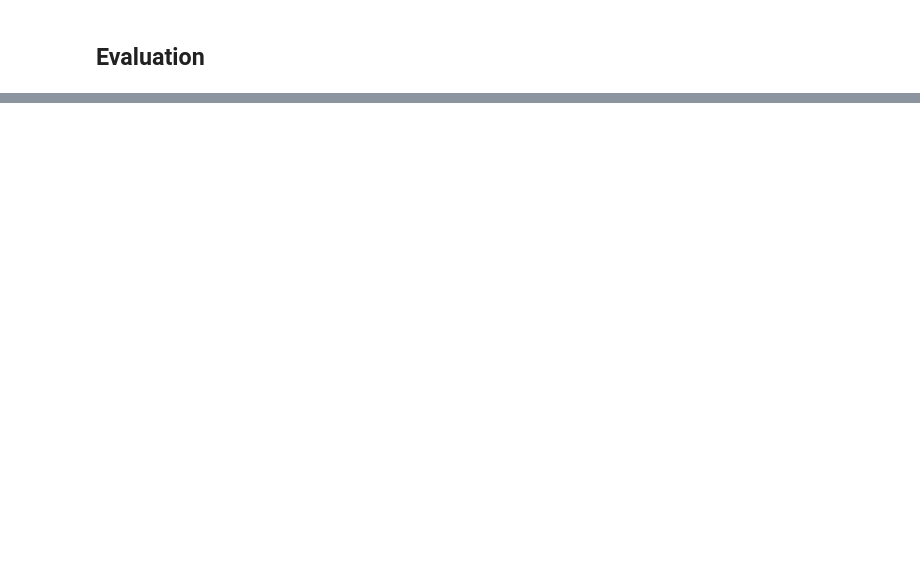
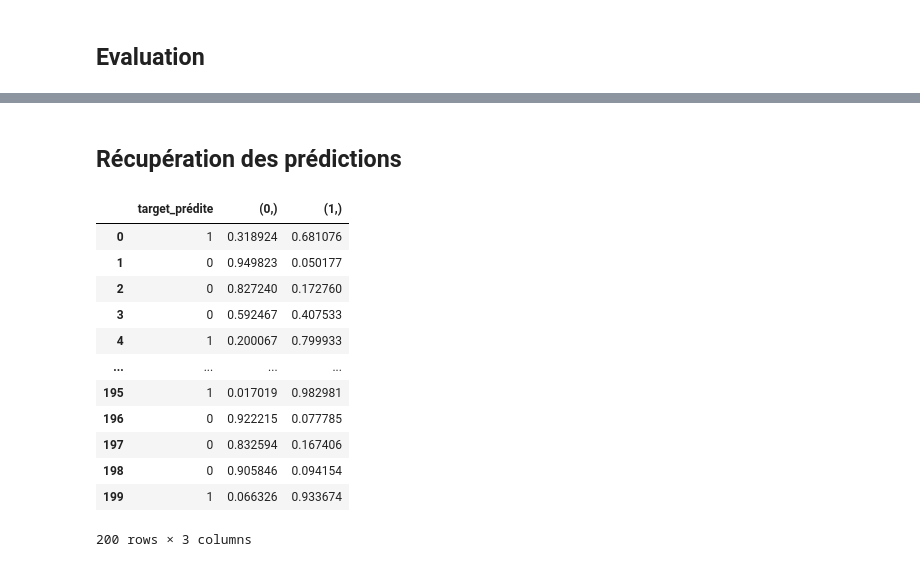
Before and after one commit to Francois-lenne/Big-data-SIAD, a Jupyter notebook: Tweet_Disaster.ipynb, the cells around one changed output, grey strips where cells are left out. Saved outputs shown, nothing was run; the diff lists cells and outputs as text; code cells hidden in the pictures; blank space fills up the shorter version.

```diff
--- a/Tweet_Disaster.ipynb
+++ b/Tweet_Disaster.ipynb
@@ -198,11 +524,0 @@ train[['text_CLEAN_TOKEN','text_CLEAN_TOKEN_LMT']].head()
-# %%
-from nltk.corpus import stopwords
-stopwords = stopwords.words('english')
-
-def remove_stopwords(text):
-    text_clean = [word for word in text if not word.lower() in stopwords and len(word)>2]
-    return text_clean
-
-train['text_CLEAN_TOKEN_LMT_WSW'] = train['text_CLEAN_TOKEN_LMT'].apply(lambda x: remove_stopwords(x))
-train[['text_CLEAN_TOKEN_LMT','text_CLEAN_TOKEN_LMT_WSW']].head()
-#test
@@ -215,0 +525,8 @@ train[['text_CLEAN_TOKEN_LMT','text_CLEAN_TOKEN_LMT_WSW']].head()
+# %%
+def detokenize_text(txt):
+    txt = ' '.join([word for word in txt])
+    return txt
+
+train['text_CLEAN_LMT_WSW_BIGRAMS'] = train['text_CLEAN_LMT_TOKEN_WSW_BIGRAMS'].apply(lambda x: detokenize_text(x))
+test['text_CLEAN_LMT_WSW_BIGRAMS'] = test['text_CLEAN_LMT_TOKEN_WSW_BIGRAMS'].apply(lambda x: detokenize_text(x))
+train[['text_CLEAN_LMT_TOKEN_WSW_BIGRAMS','text_CLEAN_LMT_WSW_BIGRAMS']].head()
@@ -248,0 +693,36 @@ print('best cv score : ', grid.best_score_)
+# %% [markdown]
+## Récupération des prédictions
+# %%
+test_word_features = vectorizer.transform(test['text_CLEAN_LMT_WSW_BIGRAMS'].values.astype(str))
+feature_names = vectorizer.get_feature_names_out()
+dense = test_word_features.todense()
+test_word_features = pd.DataFrame(dense, columns=feature_names)
+
+X_test = pd.concat([test_word_features, test[['hashtags_b','names_b','rt_path_b','locations_b']]], axis='columns')
+
+test_predictions_tab = pd.DataFrame(grid.predict(X_test)) \
+                            .reset_index(drop=True).rename(columns={0 : 'target_prédite'})
+
+test_probas_tab = pd.DataFrame(grid.predict_proba(X_test), columns=[grid.classes_])
+
+test_results = pd.concat([test_predictions_tab,
+                          test_probas_tab],
+                          axis=1).dropna() # probas et prédictions
+
+test_results.dropna().to_csv('test_results.csv',sep=';',encoding='utf-16')
+
+test_results
+# %% [output]
+|  | target_prédite | (0,) | (1,) |
+| 0 | 1 | 0.318924 | 0.681076 |
+| 1 | 0 | 0.949823 | 0.050177 |
+| 2 | 0 | 0.827240 | 0.172760 |
+| 3 | 0 | 0.592467 | 0.407533 |
+| 4 | 1 | 0.200067 | 0.799933 |
+| ... | ... | ... | ... |
+| 195 | 1 | 0.017019 | 0.982981 |
+| 196 | 0 | 0.922215 | 0.077785 |
+| 197 | 0 | 0.832594 | 0.167406 |
+| 198 | 0 | 0.905846 | 0.094154 |
+| 199 | 1 | 0.066326 | 0.933674 |
+200 rows × 3 columns
```
Also changed, not shown: parts of 42 cells of this notebook.
